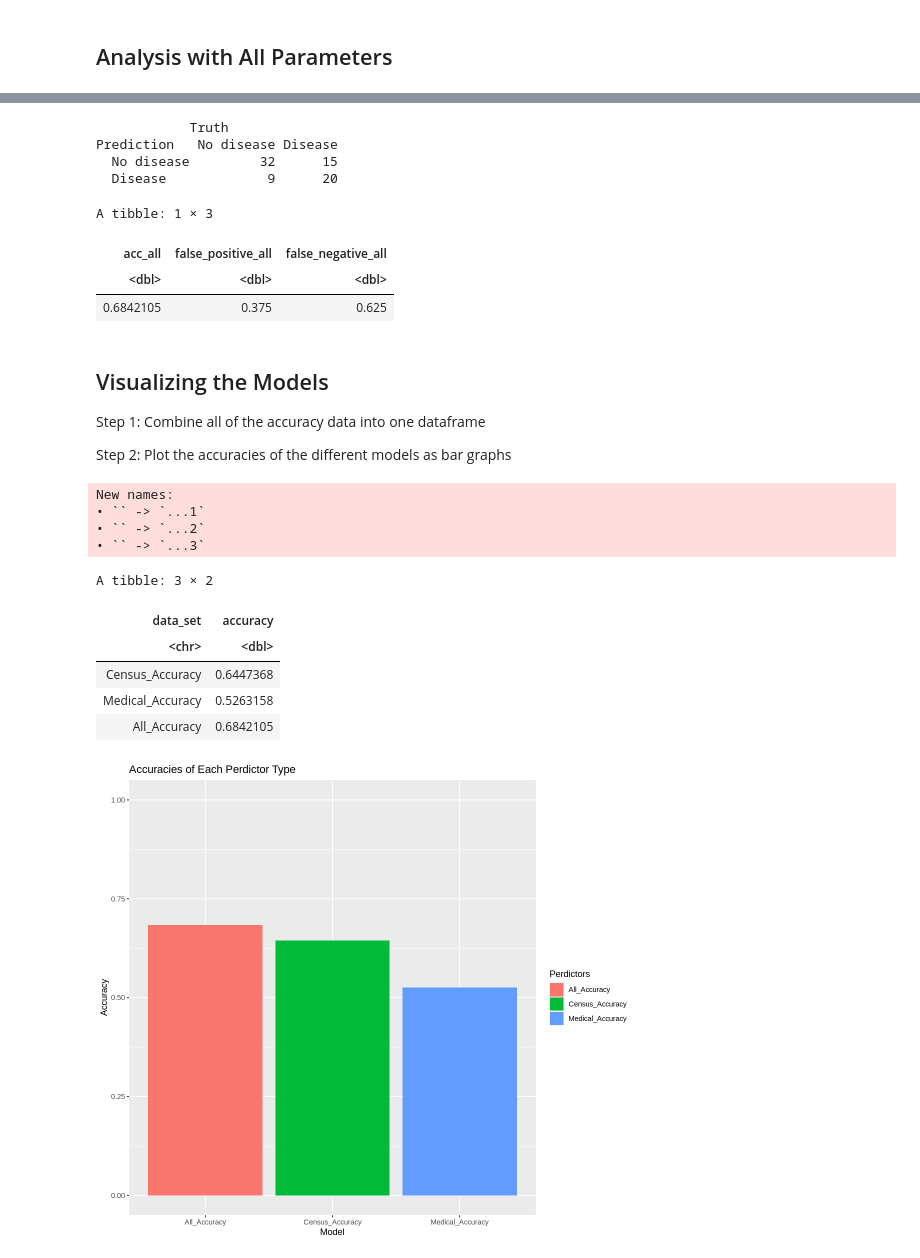
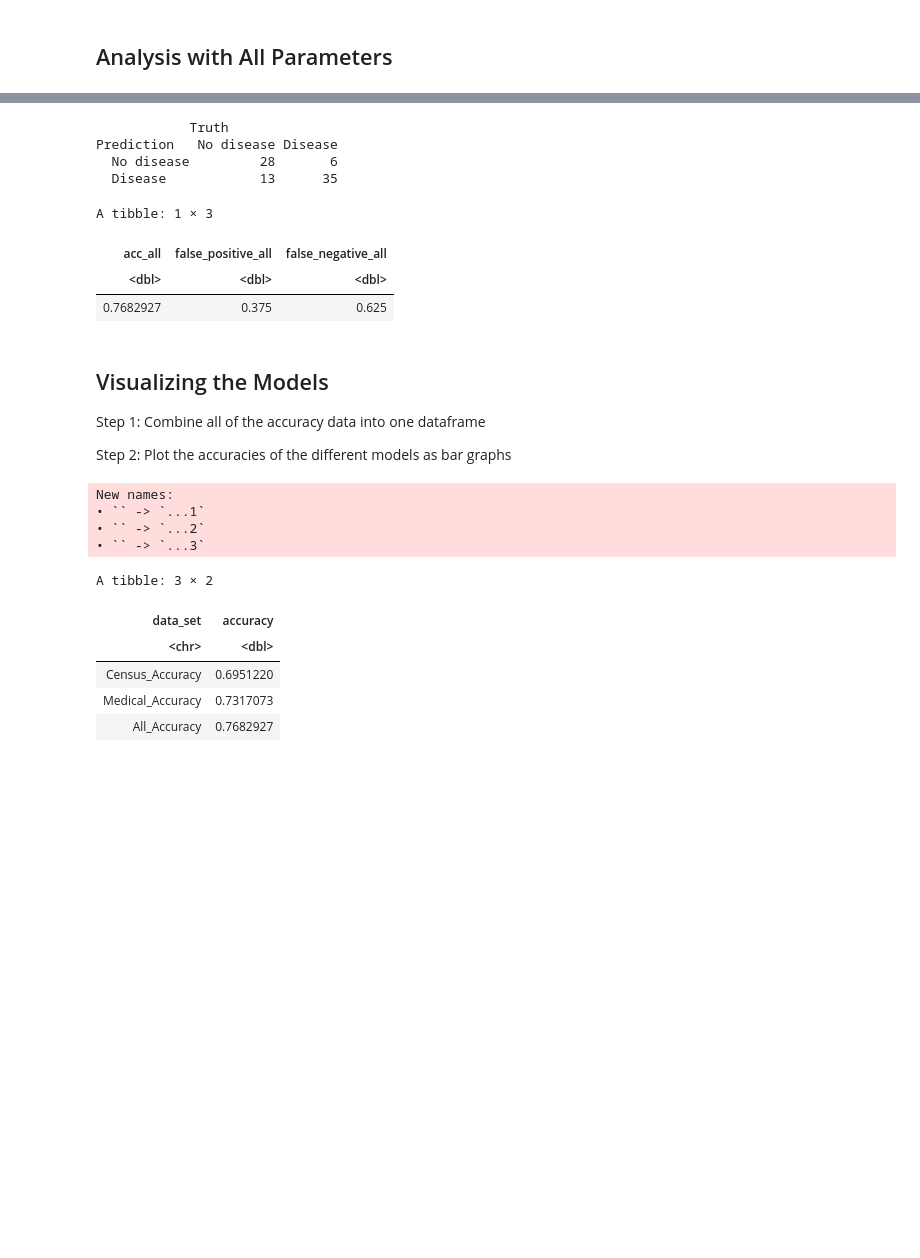
Before and after one commit to Phoebeml/Group20_DSCI100, a Jupyter notebook: Group20Project.ipynb, the cells around one changed output, grey strips where cells are left out. Saved outputs shown, nothing was run; the diff lists cells and outputs as text; code cells hidden in the pictures; blank space fills up the shorter version.

```diff
--- a/Group20Project.ipynb
+++ b/Group20Project.ipynb
@@ -56,6 +66,12 @@ clean_heart_data <- Cl_heart_data_2 |>
 # rename column
 colnames(clean_heart_data) <- c("age", "sex", "trestbps", "chol", "fbs", "oldpeak", "num")
 
+ups_recipe <- recipe(num ~ ., data = clean_heart_data) |>
+  step_upsample(num, over_ratio = 1, skip = FALSE) |>
+  prep()
+
+clean_heart_data <- bake(ups_recipe, clean_heart_data)
+
 #splitting data into training and testing sets
 heart_data_split <-  initial_split(clean_heart_data, prop = 0.75, strata = num)
 heart_train <- training(heart_data_split)
@@ -94,9 +110,3 @@ A tibble: 2 × 7
-# %%
-ups_recipe <- recipe(num ~ ., data = heart_train) |>
-  step_upsample(num, over_ratio = 1, skip = FALSE) |>
-  prep()
-
-heart_train <- bake(ups_recipe, heart_train)
 # %%
 options(repr.plot.height = 15, repr.plot.width = 15)
 
@@ -298,7 +312,7 @@ accuracy_vs_k_med
 #We now create a model using the best K chosen from above
 set.seed(4200)
 #make a new spec
-heart_spec_med <- nearest_neighbor(weight_func = "rectangular", neighbors = 7) |>
+heart_spec_med <- nearest_neighbor(weight_func = "rectangular", neighbors = 2) |>
     set_engine("kknn") |>
     set_mode("classification")
 
@@ -315,18 +329,17 @@ confusion_med <- heart_predicted_med|>
              conf_mat(truth = num, estimate = .pred_class)
 confusion_med
 
-# make a confusion matrix
 acc_med <- heart_predicted_med |>
     metrics(truth = num, estimate = .pred_class) |>
     filter(.metric == "accuracy") |>
     select(.estimate) |>
     pull()
 
-#calcualte false poitive and negatives and print out
 false_positive_med <- 18/36
+
 false_negative_med <- 18/36
-acc_extended_med <- tibble(acc_med, false_positive_med, false_negative_med)
-acc_extended_med
+
+tibble(acc_med, false_positive_med, false_negative_med)
 # %% [output]
             Truth
 Prediction   No disease Disease
@@ -410,25 +423,24 @@ acc_all <- heart_predicted_all |>
     select(.estimate) |>
     pull()
 
-# make a confusion matrix
 confusion_all <- heart_predicted_all|>
              conf_mat(truth = num, estimate = .pred_class)
 confusion_all
 
-#calcualte false poitive and negatives and print out
 false_positive_all <- 9/24
+
 false_negative_all <- 15/24
-acc_extended_all <- tibble(acc_all, false_positive_all, false_negative_all)
-acc_extended_all
+
+tibble(acc_all, false_positive_all, false_negative_all)
 # %% [output]
             Truth
 Prediction   No disease Disease
-  No disease         32      15
-  Disease             9      20
+  No disease         28       6
+  Disease            13      35
 A tibble: 1 × 3
 | acc_all | false_positive_all | false_negative_all |
 | <dbl> | <dbl> | <dbl> |
-| 0.6842105 | 0.375 | 0.625 |
+| 0.7682927 | 0.375 | 0.625 |
 # %% [markdown]
 Visualizing the Models
 ---
@@ -438,34 +450,24 @@ Step 2: Plot the accuracies of the different models as bar graphs
 # %%
 #bind all of the accuracies together
 accuracy_data <- bind_cols(acc_census,acc_med, acc_all)
 names <- c("Census_Accuracy","Medical_Accuracy", "All_Accuracy")
 colnames(accuracy_data) <- names
 
 #tidy the accuracy data (make in tidy format)
 tidy_accuracy_data <- pivot_longer(accuracy_data,
             cols = Census_Accuracy:All_Accuracy,
             names_to = "data_set",
             values_to = "accuracy")
 tidy_accuracy_data
-
-#plot the accuracies as a bar graph
-Accuracy_plot <- tidy_accuracy_data |>
-    ggplot(aes(x = data_set, y=accuracy, fill = data_set)) +
-    geom_bar(stat = "identity") +
-    labs(x= "Model", y="Accuracy", fill = "Perdictors") +
-    ylim(0:1) +
-    ggtitle("Accuracies of Each Perdictor Type")
-Accuracy_plot
 # %% [output]
 New names:
 • `` -> `...1`
 • `` -> `...2`
 • `` -> `...3`
 A tibble: 3 × 2
 | data_set | accuracy |
 | <chr> | <dbl> |
-| Census_Accuracy | 0.6447368 |
-| Medical_Accuracy | 0.5263158 |
-| All_Accuracy | 0.6842105 |
+| Census_Accuracy | 0.6951220 |
+| Medical_Accuracy | 0.7317073 |
+| All_Accuracy | 0.7682927 |
-[figure, removed]
 # %%
```
Also changed, not shown: parts of 9 cells of this notebook.
